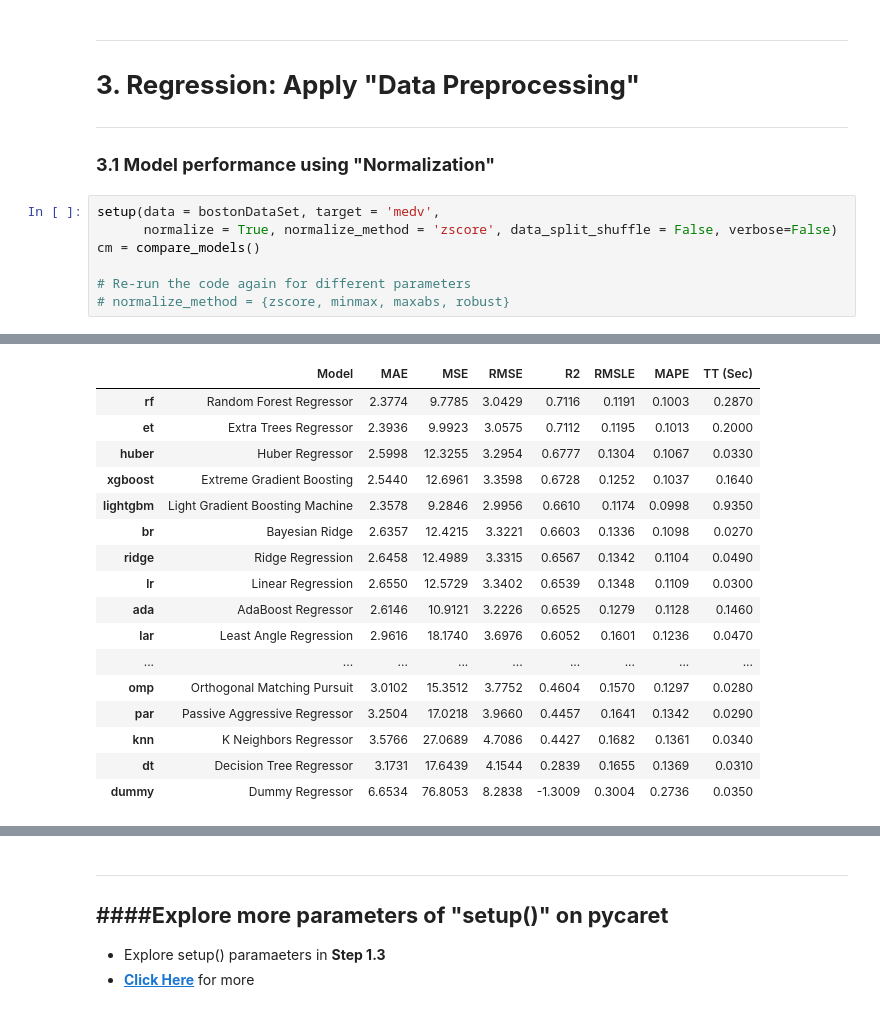
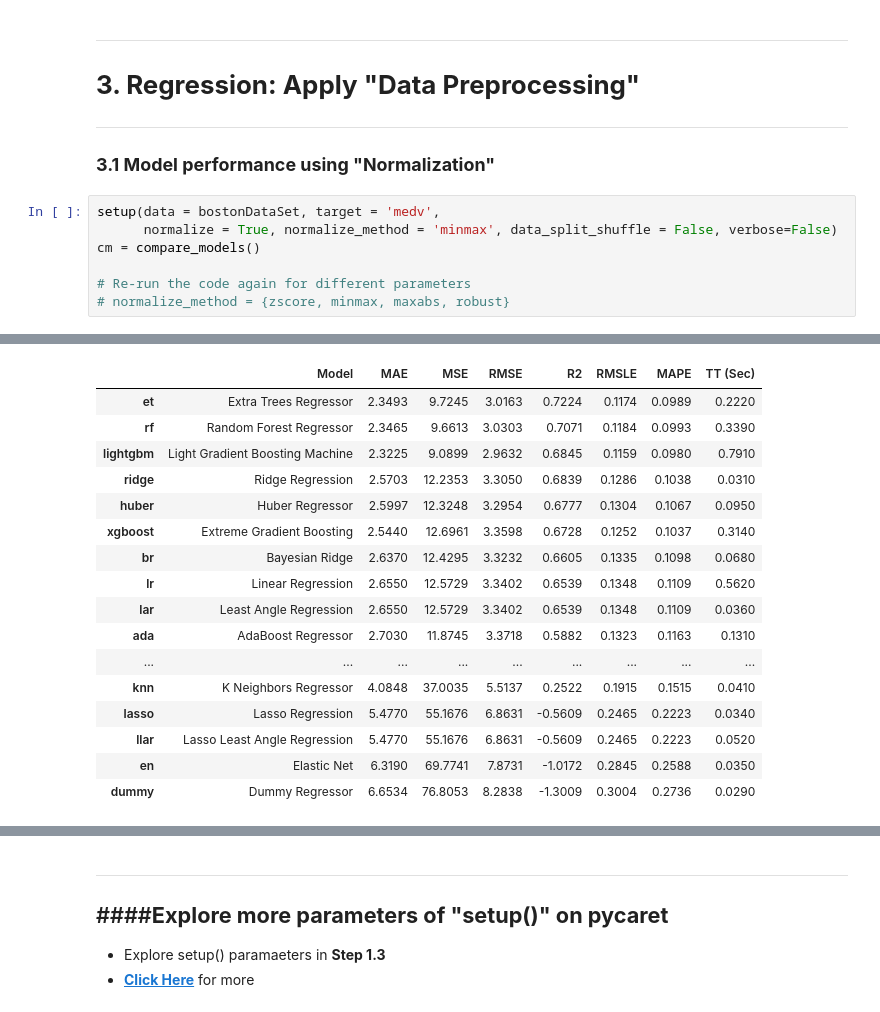
Before and after one commit to meenupannnu/Regression_ML, a Jupyter notebook: 01_Regression.ipynb, the cells around one changed output, grey strips where cells are left out. Drawn from its saved outputs; the diff is of its cells as text.

```diff
--- a/01_Regression.ipynb
+++ b/01_Regression.ipynb
@@ -242,30 +242,30 @@ cm = compare_models()                                       #COMPARED ALL MODELS
 ### **3.1 Model performance using "Normalization"**
 # %%
 setup(data = bostonDataSet, target = 'medv',
-      normalize = True, normalize_method = 'zscore', data_split_shuffle = False, verbose=False)
+      normalize = True, normalize_method = 'minmax', data_split_shuffle = False, verbose=False)
 cm = compare_models()
 
 # Re-run the code again for different parameters
 # normalize_method = {zscore, minmax, maxabs, robust}
 # %% [output]
 [interactive output not drawn]
 |  | Model | MAE | MSE | RMSE | R2 | RMSLE | MAPE | TT (Sec) |
-| rf | Random Forest Regressor | 2.3774 | 9.7785 | 3.0429 | 0.7116 | 0.1191 | 0.1003 | 0.2870 |
-| et | Extra Trees Regressor | 2.3936 | 9.9923 | 3.0575 | 0.7112 | 0.1195 | 0.1013 | 0.2000 |
-| huber | Huber Regressor | 2.5998 | 12.3255 | 3.2954 | 0.6777 | 0.1304 | 0.1067 | 0.0330 |
-| xgboost | Extreme Gradient Boosting | 2.5440 | 12.6961 | 3.3598 | 0.6728 | 0.1252 | 0.1037 | 0.1640 |
-| lightgbm | Light Gradient Boosting Machine | 2.3578 | 9.2846 | 2.9956 | 0.6610 | 0.1174 | 0.0998 | 0.9350 |
-| br | Bayesian Ridge | 2.6357 | 12.4215 | 3.3221 | 0.6603 | 0.1336 | 0.1098 | 0.0270 |
-| ridge | Ridge Regression | 2.6458 | 12.4989 | 3.3315 | 0.6567 | 0.1342 | 0.1104 | 0.0490 |
-| lr | Linear Regression | 2.6550 | 12.5729 | 3.3402 | 0.6539 | 0.1348 | 0.1109 | 0.0300 |
-| ada | AdaBoost Regressor | 2.6146 | 10.9121 | 3.2226 | 0.6525 | 0.1279 | 0.1128 | 0.1460 |
-| lar | Least Angle Regression | 2.9616 | 18.1740 | 3.6976 | 0.6052 | 0.1601 | 0.1236 | 0.0470 |
+| et | Extra Trees Regressor | 2.3493 | 9.7245 | 3.0163 | 0.7224 | 0.1174 | 0.0989 | 0.2220 |
+| rf | Random Forest Regressor | 2.3465 | 9.6613 | 3.0303 | 0.7071 | 0.1184 | 0.0993 | 0.3390 |
+| lightgbm | Light Gradient Boosting Machine | 2.3225 | 9.0899 | 2.9632 | 0.6845 | 0.1159 | 0.0980 | 0.7910 |
+| ridge | Ridge Regression | 2.5703 | 12.2353 | 3.3050 | 0.6839 | 0.1286 | 0.1038 | 0.0310 |
+| huber | Huber Regressor | 2.5997 | 12.3248 | 3.2954 | 0.6777 | 0.1304 | 0.1067 | 0.0950 |
+| xgboost | Extreme Gradient Boosting | 2.5440 | 12.6961 | 3.3598 | 0.6728 | 0.1252 | 0.1037 | 0.3140 |
+| br | Bayesian Ridge | 2.6370 | 12.4295 | 3.3232 | 0.6605 | 0.1335 | 0.1098 | 0.0680 |
+| lr | Linear Regression | 2.6550 | 12.5729 | 3.3402 | 0.6539 | 0.1348 | 0.1109 | 0.5620 |
+| lar | Least Angle Regression | 2.6550 | 12.5729 | 3.3402 | 0.6539 | 0.1348 | 0.1109 | 0.0360 |
+| ada | AdaBoost Regressor | 2.7030 | 11.8745 | 3.3718 | 0.5882 | 0.1323 | 0.1163 | 0.1310 |
 | ... | ... | ... | ... | ... | ... | ... | ... | ... |
-| omp | Orthogonal Matching Pursuit | 3.0102 | 15.3512 | 3.7752 | 0.4604 | 0.1570 | 0.1297 | 0.0280 |
-| par | Passive Aggressive Regressor | 3.2504 | 17.0218 | 3.9660 | 0.4457 | 0.1641 | 0.1342 | 0.0290 |
-| knn | K Neighbors Regressor | 3.5766 | 27.0689 | 4.7086 | 0.4427 | 0.1682 | 0.1361 | 0.0340 |
-| dt | Decision Tree Regressor | 3.1731 | 17.6439 | 4.1544 | 0.2839 | 0.1655 | 0.1369 | 0.0310 |
-| dummy | Dummy Regressor | 6.6534 | 76.8053 | 8.2838 | -1.3009 | 0.3004 | 0.2736 | 0.0350 |
+| knn | K Neighbors Regressor | 4.0848 | 37.0035 | 5.5137 | 0.2522 | 0.1915 | 0.1515 | 0.0410 |
+| lasso | Lasso Regression | 5.4770 | 55.1676 | 6.8631 | -0.5609 | 0.2465 | 0.2223 | 0.0340 |
+| llar | Lasso Least Angle Regression | 5.4770 | 55.1676 | 6.8631 | -0.5609 | 0.2465 | 0.2223 | 0.0520 |
+| en | Elastic Net | 6.3190 | 69.7741 | 7.8731 | -1.0172 | 0.2845 | 0.2588 | 0.0350 |
+| dummy | Dummy Regressor | 6.6534 | 76.8053 | 8.2838 | -1.3009 | 0.3004 | 0.2736 | 0.0290 |
 [interactive output not drawn]
 # %% [markdown]
 ---
```
